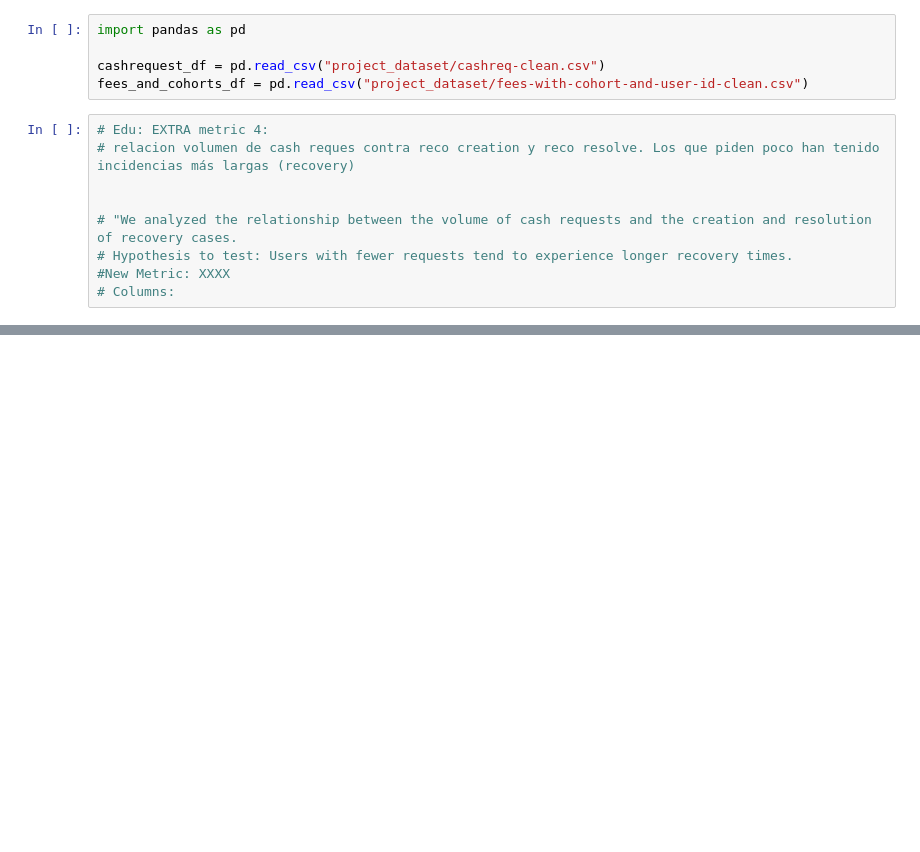
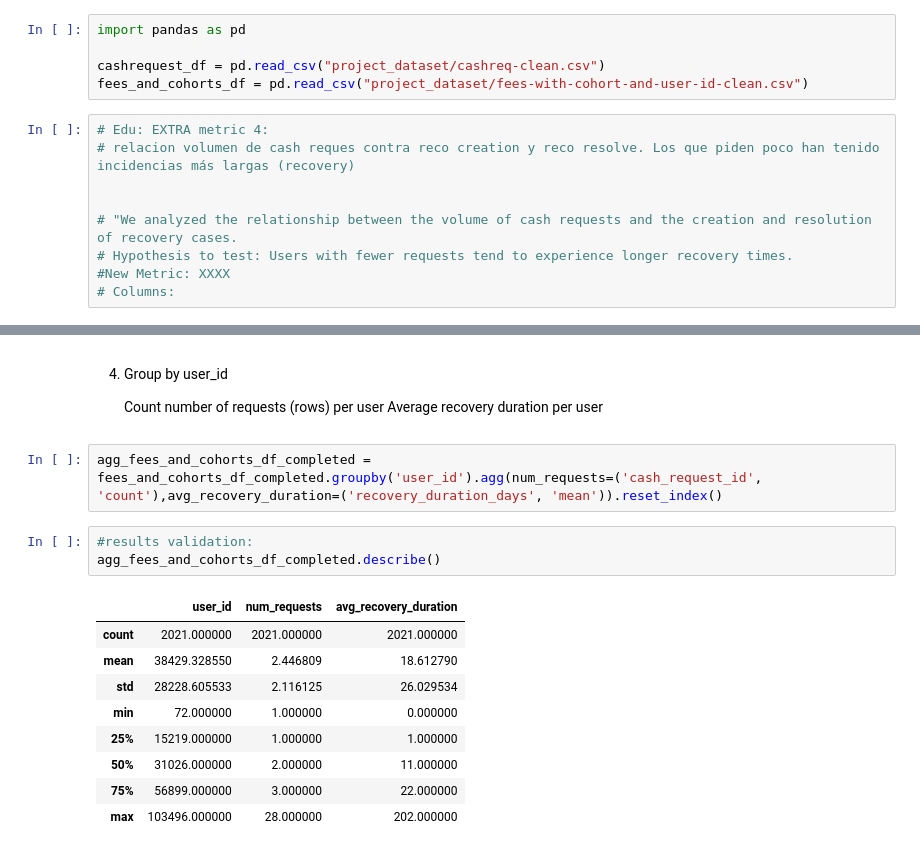
Before and after one commit to jorgeberrizbeitia/project-ironhack-payments-en, a Jupyter notebook: 9.metric-7-recovery-time-per-user-and-cash-request.ipynb, the cells around one changed output, grey strips where cells are left out. Cells and saved outputs as stored; diff of their text form; blank space fills up the shorter version.

```diff
--- a/9.metric-7-recovery-time-per-user-and-cash-request.ipynb
+++ b/9.metric-7-recovery-time-per-user-and-cash-request.ipynb
@@ -30,0 +80,20 @@ SyntaxError: invalid syntax (300597740.py, line 1)
+# %% [markdown]
+4. Group by user_id
+
+    Count number of requests (rows) per user
+    Average recovery duration per user
+# %%
+agg_fees_and_cohorts_df_completed = fees_and_cohorts_df_completed.groupby('user_id').agg(num_requests=('cash_request_id', 'count'),avg_recovery_duration=('recovery_duration_days', 'mean')).reset_index()
+# %%
+#results validation:
+agg_fees_and_cohorts_df_completed.describe()
+# %% [output]
+|  | user_id | num_requests | avg_recovery_duration |
+| count | 2021.000000 | 2021.000000 | 2021.000000 |
+| mean | 38429.328550 | 2.446809 | 18.612790 |
+| std | 28228.605533 | 2.116125 | 26.029534 |
+| min | 72.000000 | 1.000000 | 0.000000 |
+| 25% | 15219.000000 | 1.000000 | 1.000000 |
+| 50% | 31026.000000 | 2.000000 | 11.000000 |
+| 75% | 56899.000000 | 3.000000 | 22.000000 |
+| max | 103496.000000 | 28.000000 | 202.000000 |
```
Also changed, not shown: parts of 14 cells of this notebook.
